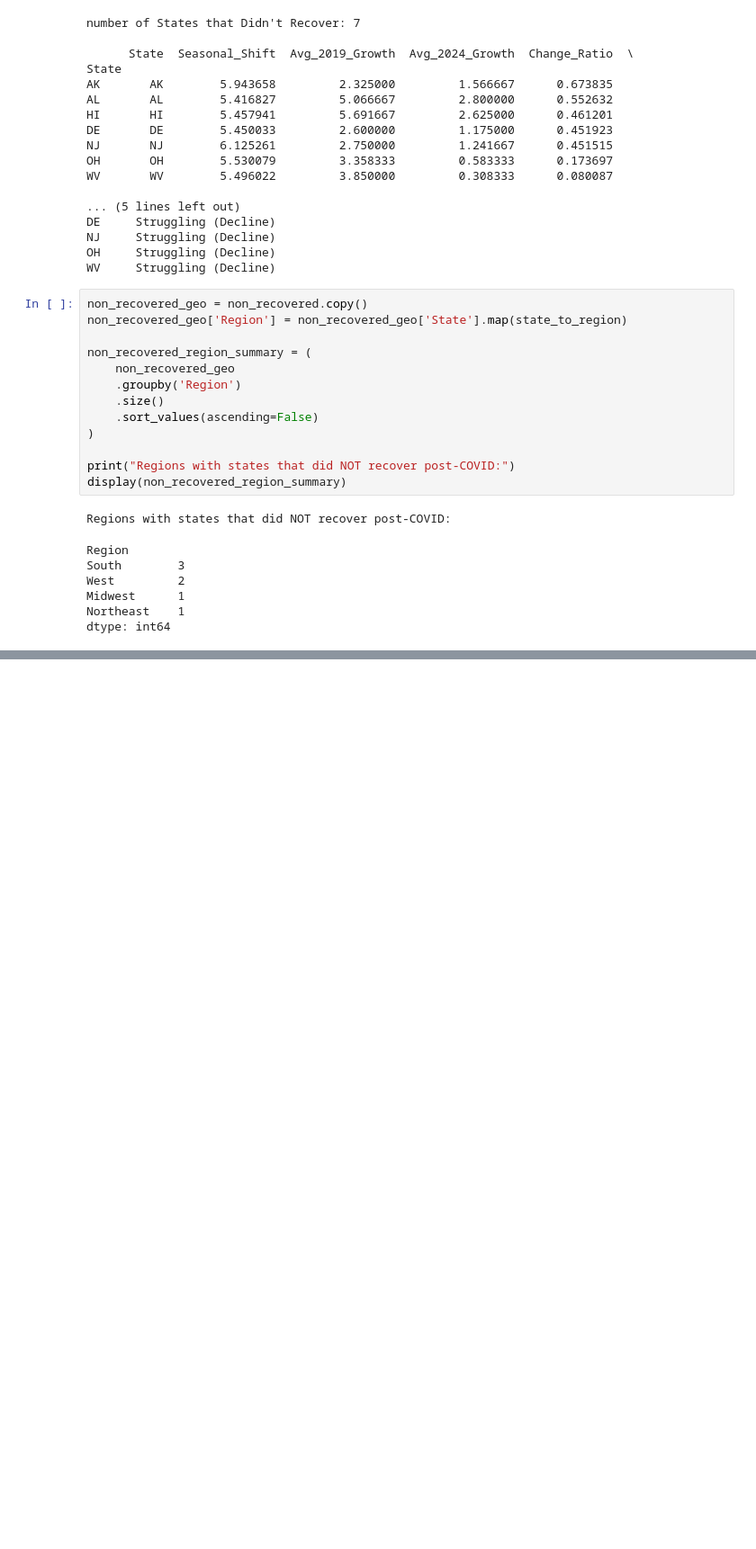
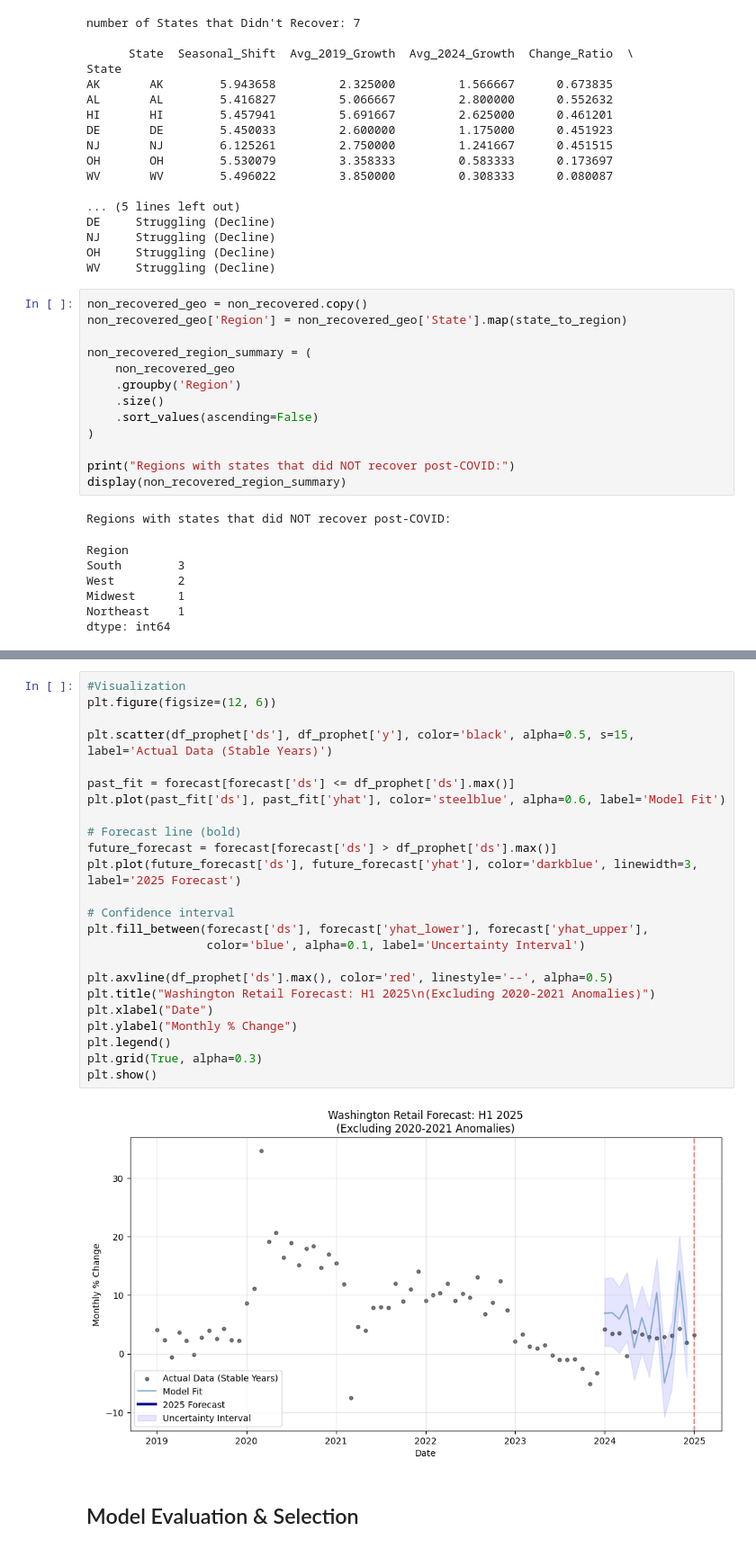
Before and after one commit to DiaHere/Food-and-Beverage-across-all-US-states-Analysis, a Jupyter notebook: covid_impact_on_food_&_beverage_analysis.ipynb, the cells around one changed output, grey strips where cells are left out. Shown at 90% size. Cells and saved outputs as stored; diff of their text form; blank space fills up the shorter version.

```diff
--- a/covid_impact_on_food_&_beverage_analysis.ipynb
+++ b/covid_impact_on_food_&_beverage_analysis.ipynb
@@ -498,0 +718,28 @@ dtype: int64
+# %%
+#Visualization
+plt.figure(figsize=(12, 6))
+
+plt.scatter(df_prophet['ds'], df_prophet['y'], color='black', alpha=0.5, s=15, label='Actual Data (Stable Years)')
+
+past_fit = forecast[forecast['ds'] <= df_prophet['ds'].max()]
+plt.plot(past_fit['ds'], past_fit['yhat'], color='steelblue', alpha=0.6, label='Model Fit')
+
+# Forecast line (bold)
+future_forecast = forecast[forecast['ds'] > df_prophet['ds'].max()]
+plt.plot(future_forecast['ds'], future_forecast['yhat'], color='darkblue', linewidth=3, label='2025 Forecast')
+
+# Confidence interval
+plt.fill_between(forecast['ds'], forecast['yhat_lower'], forecast['yhat_upper'],
+                 color='blue', alpha=0.1, label='Uncertainty Interval')
+
+plt.axvline(df_prophet['ds'].max(), color='red', linestyle='--', alpha=0.5)
+plt.title("Washington Retail Forecast: H1 2025\n(Excluding 2020-2021 Anomalies)")
+plt.xlabel("Date")
+plt.ylabel("Monthly % Change")
+plt.legend()
+plt.grid(True, alpha=0.3)
+plt.show()
+# %% [output]
+[figure, added]
+# %% [markdown]
+## Model Evaluation & Selection
```
Also changed, not shown: parts of 16 cells of this notebook, 3 other files.
